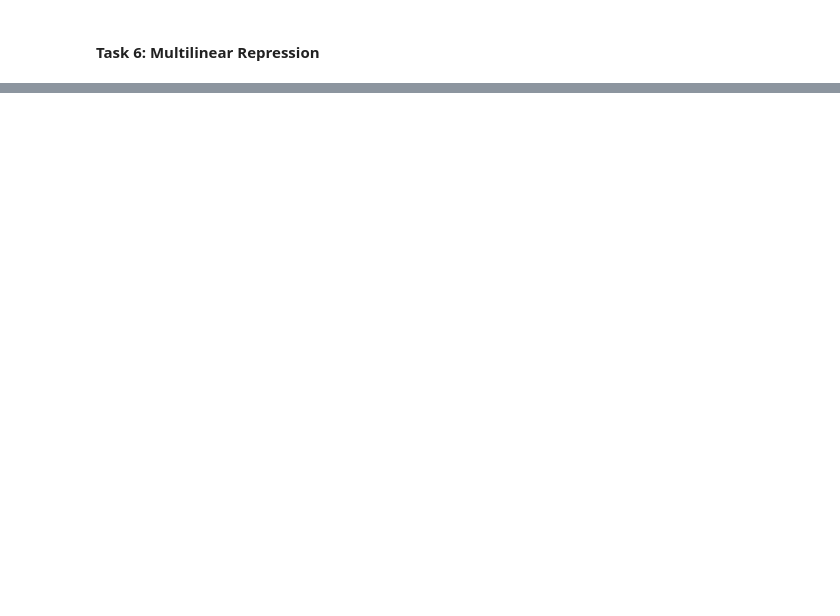
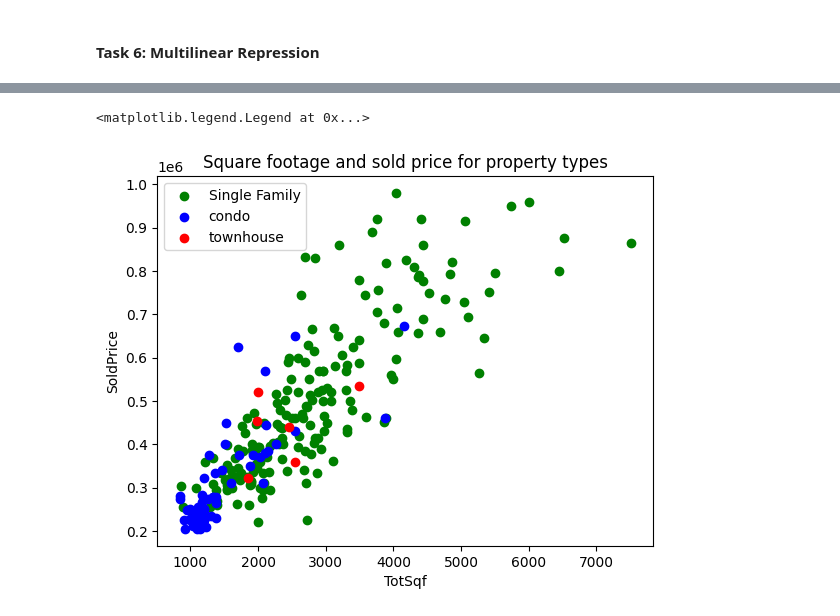
Before and after one commit to ClawCodes/MSD, a Jupyter notebook: CS6017/homework_2/sample.ipynb, the cells around one changed output, grey strips where cells are left out. Cells and saved outputs as stored; diff of their text form; code cells hidden in the pictures; blank space fills up the shorter version.

```diff
--- a/CS6017/homework_2/sample.ipynb
+++ b/CS6017/homework_2/sample.ipynb
@@ -468,0 +534,17 @@ strong multicollinearity or other numerical problems.
+# %%
+task_7_df = df[['TotSqf', 'SoldPrice', 'PropType']]
+
+single_family_df = df[df['PropType'] == 'Single Family']
+condo = df[df['PropType'] == 'Condo']
+townhouse = df[df['PropType'] == 'Townhouse']
+
+plt.scatter(single_family_df["TotSqf"], single_family_df["SoldPrice"], color="green", label="Single Family")
+plt.scatter(condo["TotSqf"], condo["SoldPrice"], color="blue", label="condo")
+plt.scatter(townhouse["TotSqf"], townhouse["SoldPrice"], color="red", label="townhouse")
+plt.xlabel("TotSqf")
+plt.ylabel("SoldPrice")
+plt.title("Square footage and sold price for property types")
+plt.legend()
+# %% [output]
+<matplotlib.legend.Legend at 0x...>
+[figure, added]
```
Also changed, not shown: parts of 11 cells of this notebook.
